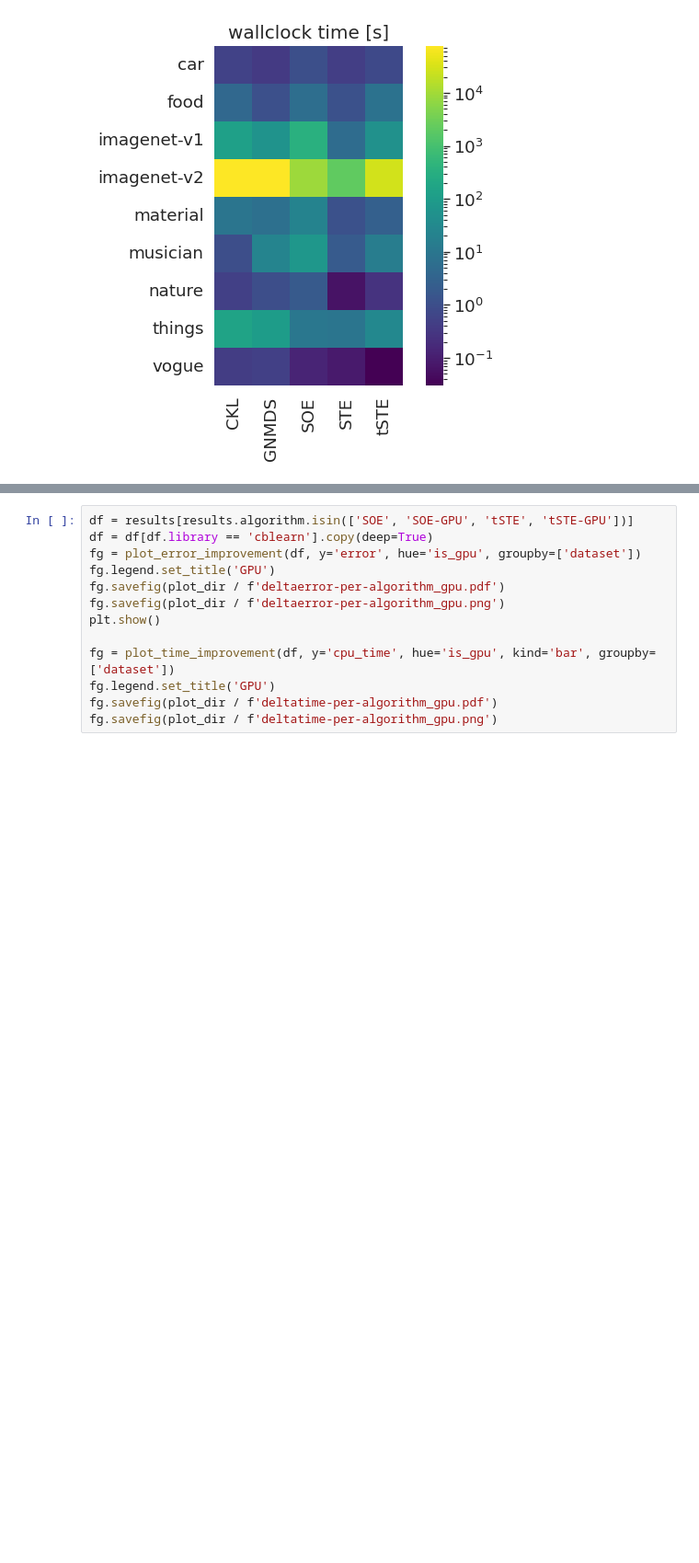
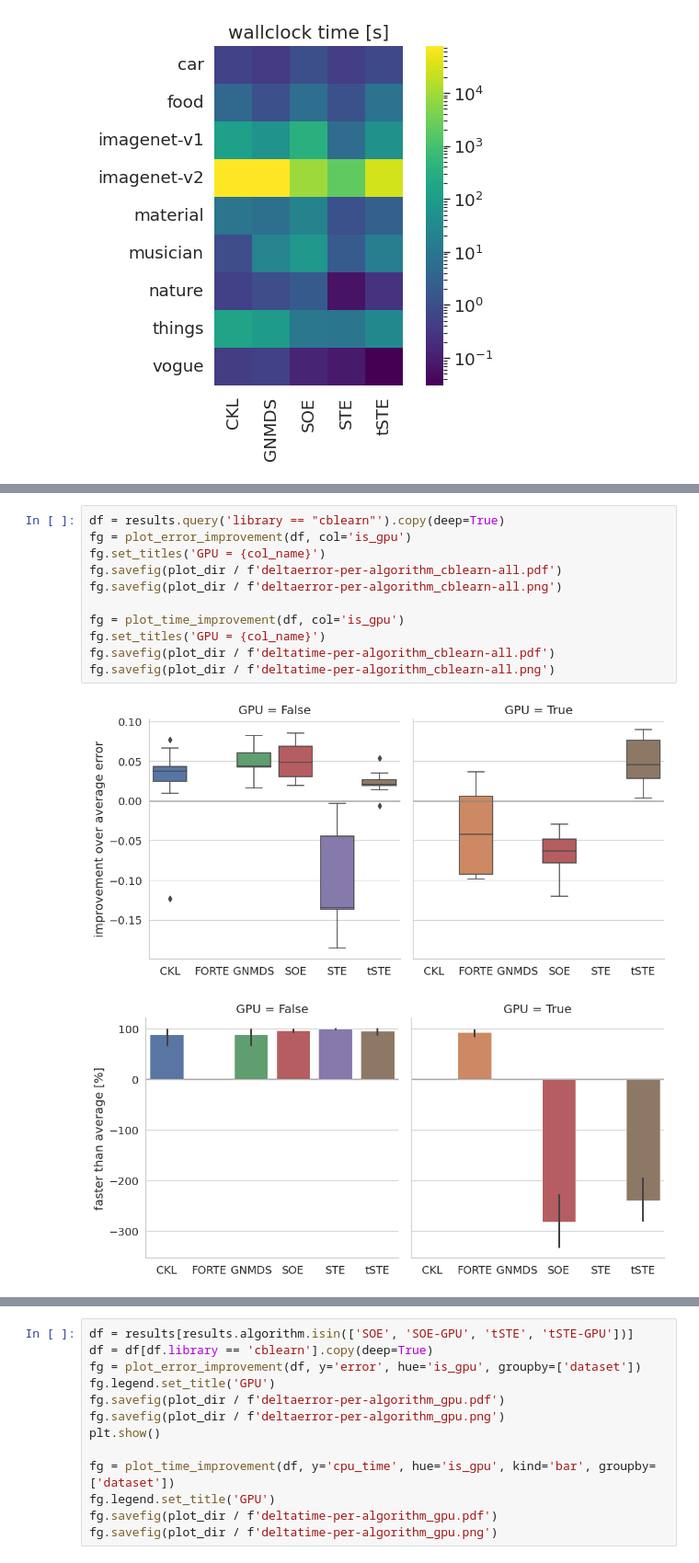
Before and after one commit to cblearn/cblearn-benchmark, a Jupyter notebook: scripts/plot_results.ipynb, the cells around one changed output, grey strips where cells are left out. Shown: that part at 92% size. Saved outputs shown, nothing was run; the diff lists cells and outputs as text; blank space fills up the shorter version.

```diff
--- a/scripts/plot_results.ipynb
+++ b/scripts/plot_results.ipynb
@@ -159,2 +171,16 @@ fg.savefig(plot_dir / f'deltaerror-per-algorithm_cblearn.png')
+# %%
+df = results.query('library == "cblearn"').copy(deep=True)
+fg = plot_error_improvement(df, col='is_gpu')
+fg.set_titles('GPU = {col_name}')
+fg.savefig(plot_dir / f'deltaerror-per-algorithm_cblearn-all.pdf')
+fg.savefig(plot_dir / f'deltaerror-per-algorithm_cblearn-all.png')
+
+fg = plot_time_improvement(df, col='is_gpu')
+fg.set_titles('GPU = {col_name}')
+fg.savefig(plot_dir / f'deltatime-per-algorithm_cblearn-all.pdf')
+fg.savefig(plot_dir / f'deltatime-per-algorithm_cblearn-all.png')
+# %% [output]
+[figure, added]
+[figure, added]
 # %%
 df = results[results.algorithm.isin(['SOE', 'STE', 'tSTE', 'CKL']) & ~results.is_gpu].copy(deep=True)
```
Also changed, not shown: parts of 6 cells of this notebook, 12 other files.
